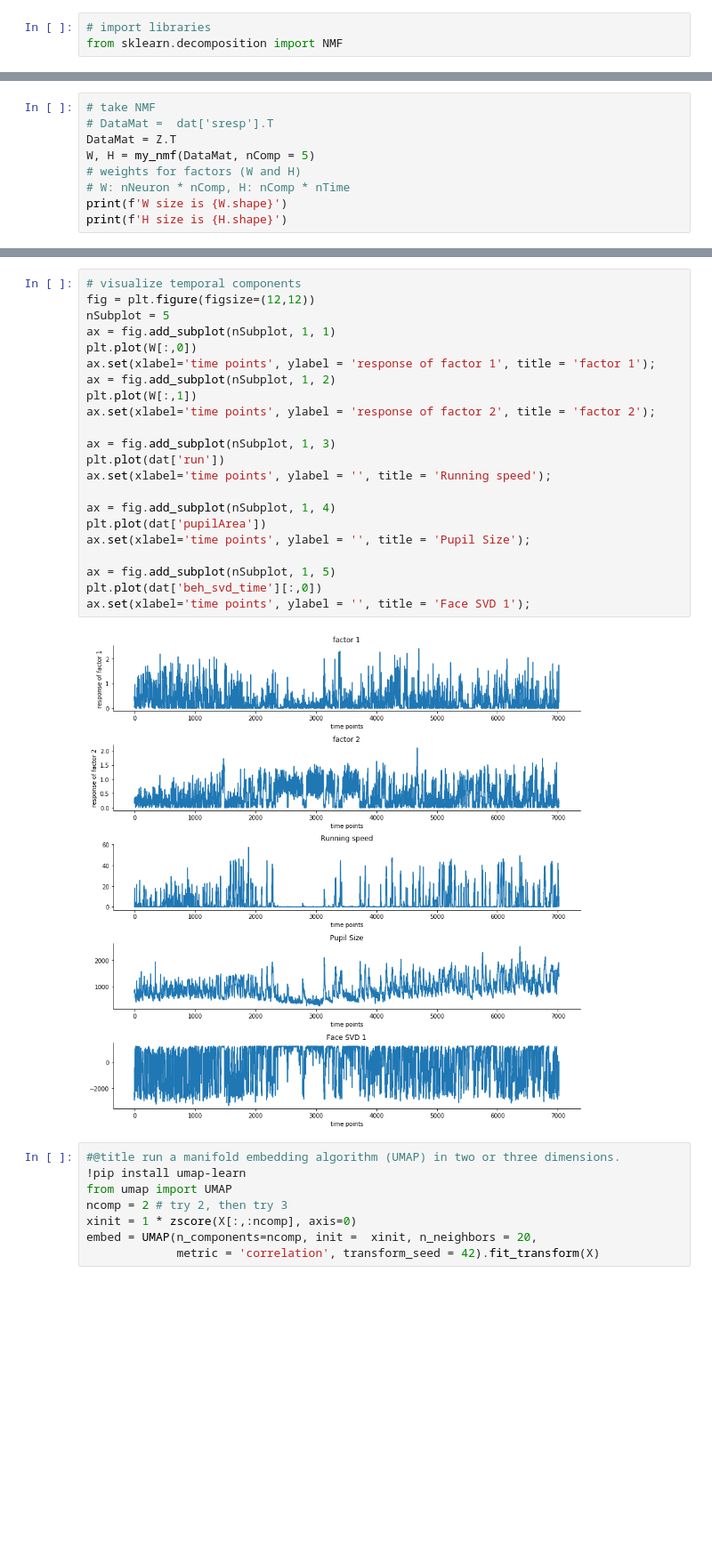
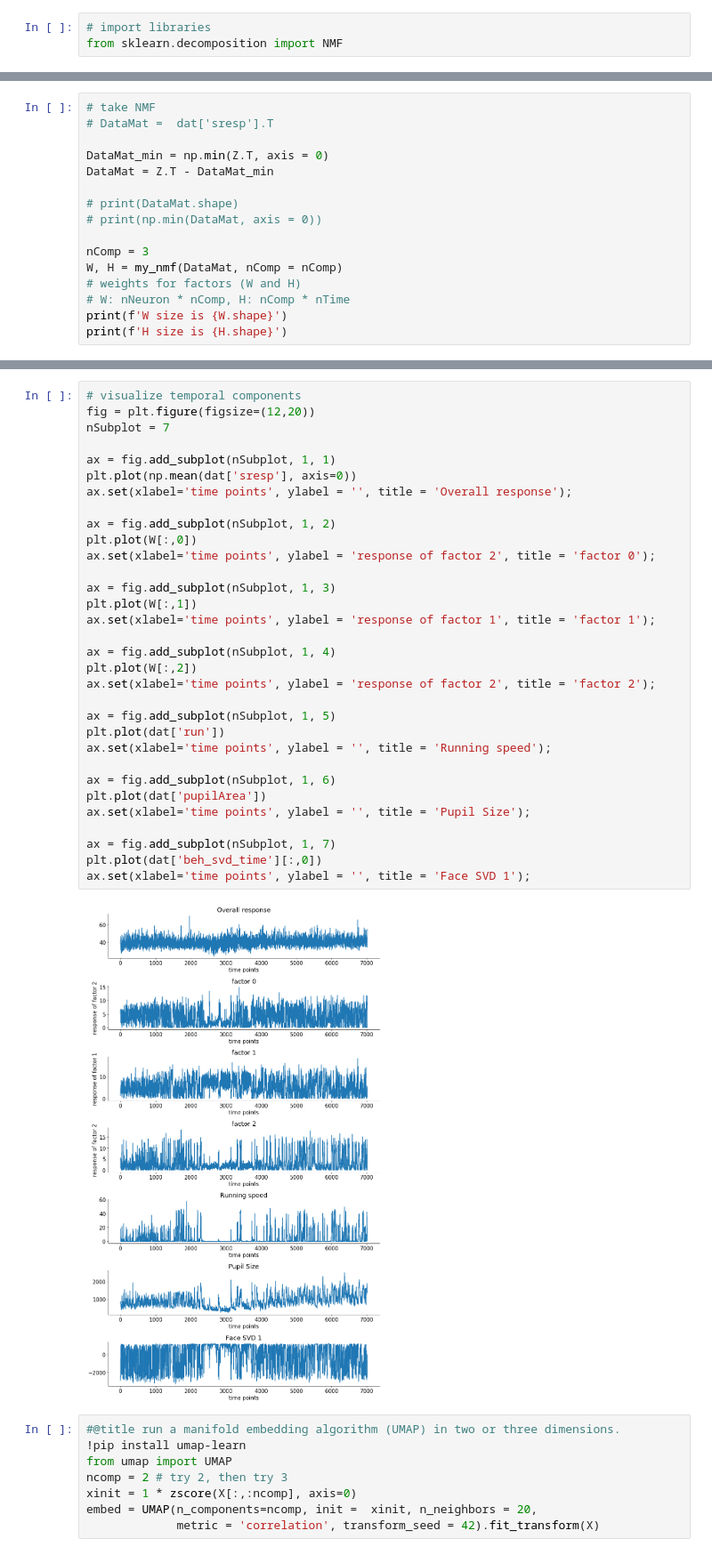
Before and after one commit to YGUO29/NMA-proj, a Jupyter notebook: NMA_proj_load_stringer_spontaneous.ipynb, the cells around one changed output, grey strips where cells are left out. Shown at 89% size. Drawn from its saved outputs; the diff is of its cells as text; blank space fills up the shorter version.

```diff
--- a/NMA_proj_load_stringer_spontaneous.ipynb
+++ b/NMA_proj_load_stringer_spontaneous.ipynb
@@ -178,8 +197,15 @@ def my_nmf(DataMat, nComp=2):
 # %%
 # take NMF
 # DataMat =  dat['sresp'].T
-DataMat = Z.T
-W, H = my_nmf(DataMat, nComp = 5)
+
+DataMat_min = np.min(Z.T, axis = 0)
+DataMat = Z.T - DataMat_min
+
+# print(DataMat.shape)
+# print(np.min(DataMat, axis = 0))
+
+nComp = 3
+W, H = my_nmf(DataMat, nComp = nComp)
 # weights for factors (W and H)
 # W: nNeuron * nComp, H: nComp * nTime
 print(f'W size is {W.shape}')
@@ -259,27 +318,37 @@ ax.view_init(30, 30)
 # %%
 # visualize temporal components
-fig = plt.figure(figsize=(12,12))
-nSubplot = 5
+fig = plt.figure(figsize=(12,20))
+nSubplot = 7
+
 ax = fig.add_subplot(nSubplot, 1, 1)
+plt.plot(np.mean(dat['sresp'], axis=0))
+ax.set(xlabel='time points', ylabel = '', title = 'Overall response');
+
+ax = fig.add_subplot(nSubplot, 1, 2)
 plt.plot(W[:,0])
+ax.set(xlabel='time points', ylabel = 'response of factor 2', title = 'factor 0');
+
+ax = fig.add_subplot(nSubplot, 1, 3)
+plt.plot(W[:,1])
 ax.set(xlabel='time points', ylabel = 'response of factor 1', title = 'factor 1');
-ax = fig.add_subplot(nSubplot, 1, 2)
-plt.plot(W[:,1])
+
+ax = fig.add_subplot(nSubplot, 1, 4)
+plt.plot(W[:,2])
 ax.set(xlabel='time points', ylabel = 'response of factor 2', title = 'factor 2');
 
-ax = fig.add_subplot(nSubplot, 1, 3)
+ax = fig.add_subplot(nSubplot, 1, 5)
 plt.plot(dat['run'])
 ax.set(xlabel='time points', ylabel = '', title = 'Running speed');
 
-ax = fig.add_subplot(nSubplot, 1, 4)
+ax = fig.add_subplot(nSubplot, 1, 6)
 plt.plot(dat['pupilArea'])
 ax.set(xlabel='time points', ylabel = '', title = 'Pupil Size');
 
-ax = fig.add_subplot(nSubplot, 1, 5)
+ax = fig.add_subplot(nSubplot, 1, 7)
 plt.plot(dat['beh_svd_time'][:,0])
 ax.set(xlabel='time points', ylabel = '', title = 'Face SVD 1');
 # %% [output]
-[figure, old version]
+[figure, new version]
 # %%
 #@title run a manifold embedding algorithm (UMAP) in two or three dimensions.
 !pip install umap-learn
```
Also changed, not shown: parts of 12 cells of this notebook.
